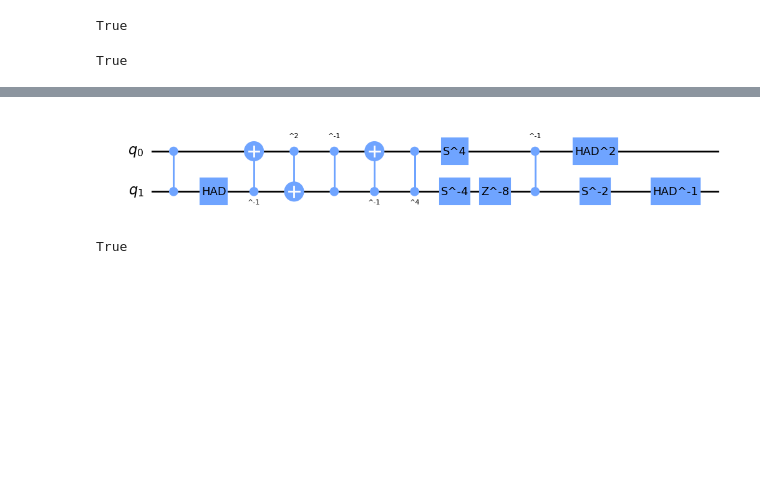
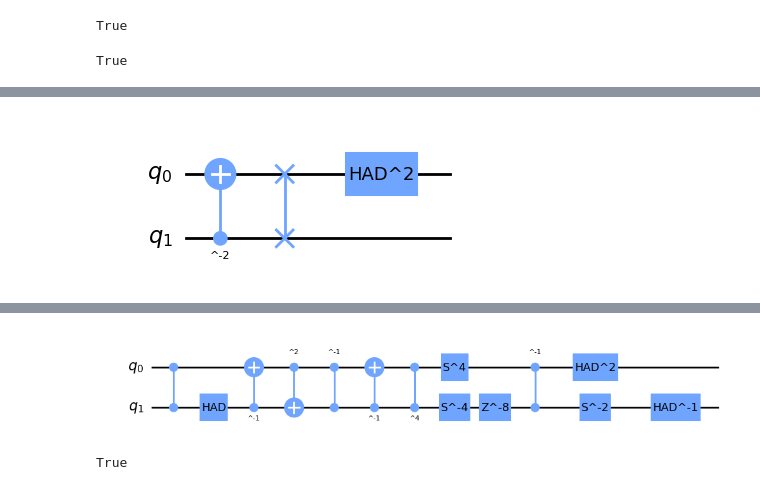
Before and after one commit to jvdwetering/dizx, a Jupyter notebook: notebooks/CircuitSimplifierHacking.ipynb, the cells around one changed output, grey strips where cells are left out. Cells and saved outputs as stored; diff of their text form; code cells hidden in the pictures; blank space fills up the shorter version.

Commit message:
Several bug fixes in simplifier

```diff
--- a/notebooks/CircuitSimplifierHacking.ipynb
+++ b/notebooks/CircuitSimplifierHacking.ipynb
@@ -192,0 +207,6 @@ Matrix([[1, 0, 0, 0], [2, 1, 1, -2], [-10, 0, -1, -8], [-1, 0, 0, -1]])
+# %%
+cs = simp.CliffordSimplifier(c)
+cs.transform_CX_to_SWAP()
+cs.circuit.draw()
+# %% [output]
+[figure, added]
```
Also changed, not shown: parts of 17 cells of this notebook, 6 other files.
